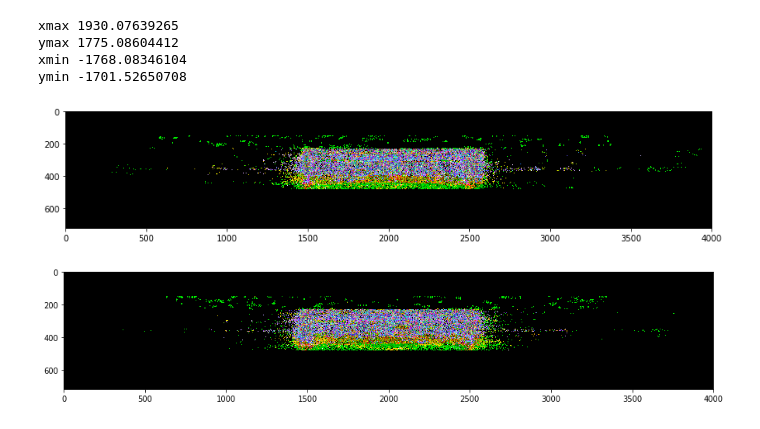
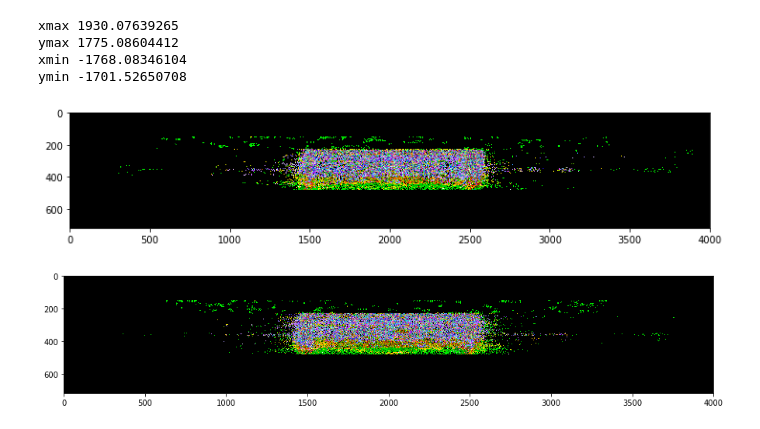
Before and after one commit to ongchinkiat/realsense-d435, a Jupyter notebook: d435-analysis-848.ipynb, the cells around one changed output. Drawn from its saved outputs; the diff is of its cells as text; code cells hidden in the pictures.

```diff
--- a/d435-analysis-848.ipynb
+++ b/d435-analysis-848.ipynb
@@ -303,17 +303,17 @@ ymin -1701.52650708
 # %%
 x_view_clip = np.zeros((720,4000,3), dtype=float)
 np.clip(x_view, 0, 255, out=x_view_clip)
 
 y_view_clip = np.zeros((720,4000,3), dtype=float)
 np.clip(y_view, 0, 255, out=y_view_clip)
 
-fig = plt.figure(figsize=(14, 14))
+fig = plt.figure(figsize=(12, 12))
 plt.imshow(x_view[:,:,:])
 plt.show()
 
 fig = plt.figure(figsize=(15, 15))
 plt.imshow(y_view[:,:,:])
 plt.show()
 # %% [output]
-[figure, old version]
+[figure, new version]
 [figure]
```
